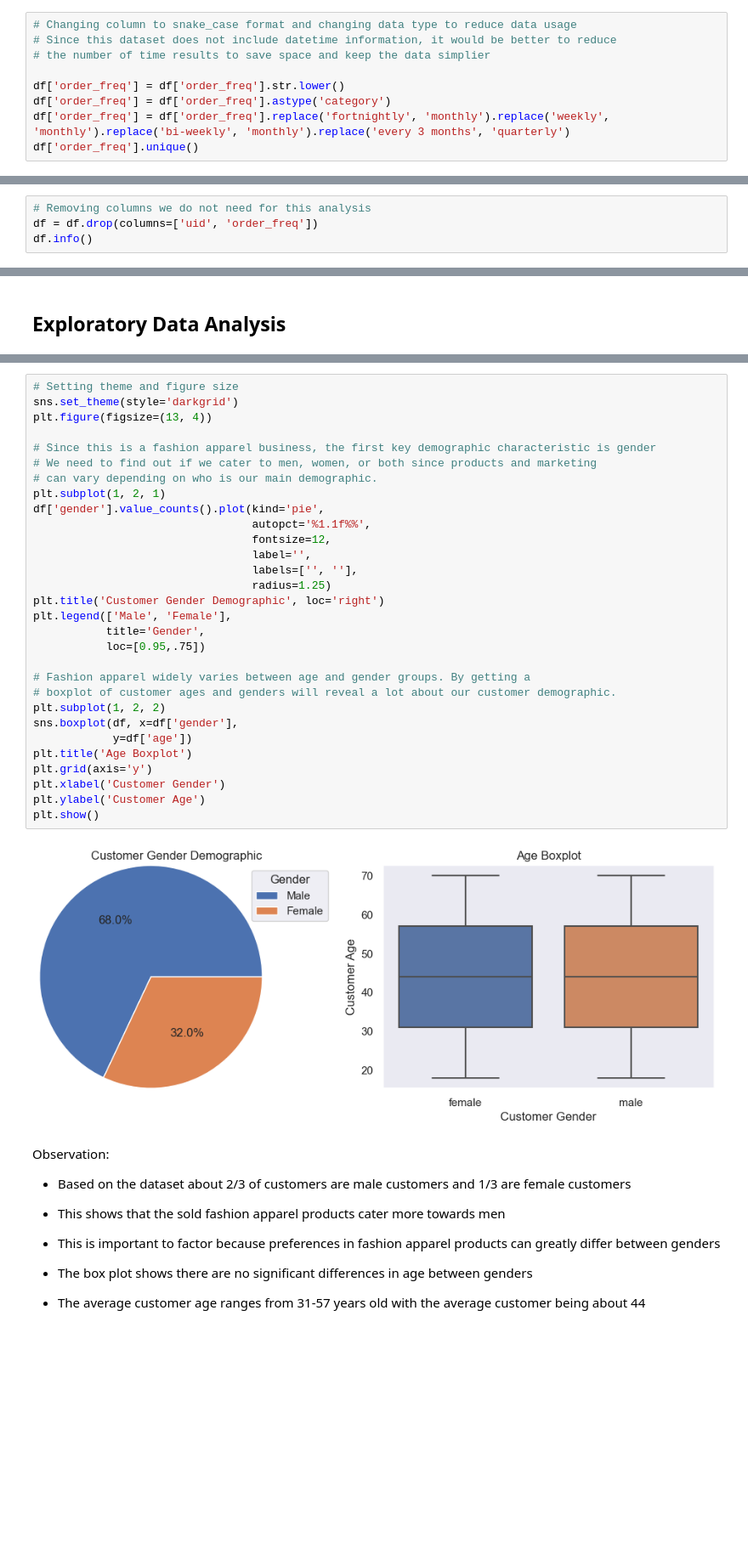
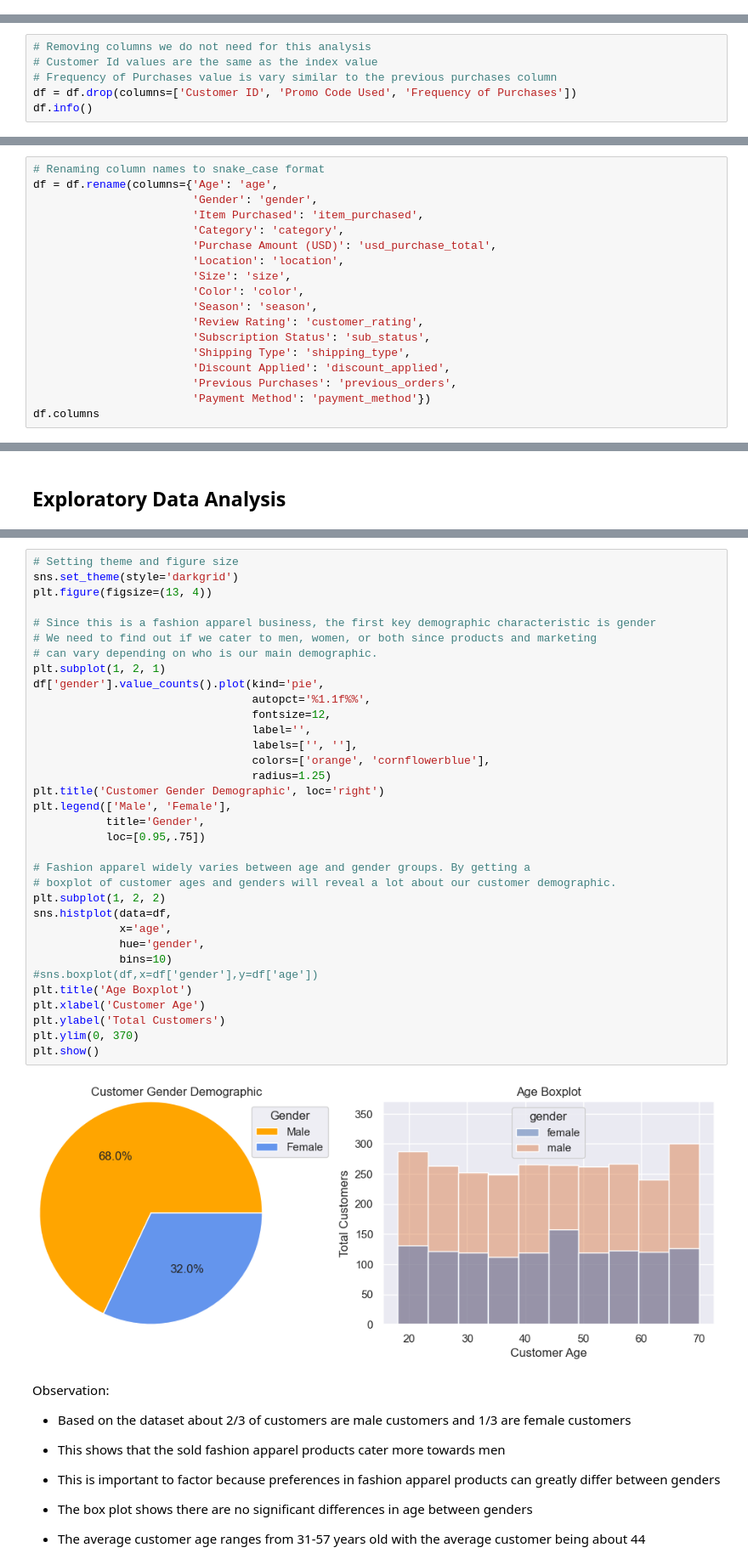
Before and after one commit to jasondo-da/shopping_behavior_analysis, a Jupyter notebook: shopping_behavior_analysis.ipynb, the cells around one changed output, grey strips where cells are left out. Shown: that part at 85% size. Cells and saved outputs as stored; diff of their text form; blank space fills up the shorter version.

```diff
--- a/shopping_behavior_analysis.ipynb
+++ b/shopping_behavior_analysis.ipynb
@@ -464,9 +79,0 @@ array(['Fortnightly', 'Weekly', 'Annually', 'Quarterly', 'Bi-Weekly',
-# %%
-# Changing column to snake_case format and changing data type to reduce data usage
-# Since this dataset does not include datetime information, it would be better to reduce
-# the number of time results to save space and keep the data simplier
-
-df['order_freq'] = df['order_freq'].str.lower()
-df['order_freq'] = df['order_freq'].astype('category')
-df['order_freq'] = df['order_freq'].replace('fortnightly', 'monthly').replace('weekly', 'monthly').replace('bi-weekly', 'monthly').replace('every 3 months', 'quarterly')
-df['order_freq'].unique()
@@ -542,7 +117,9 @@ dtype: int64
 ### Removing Irrelevant Data
 # %%
 # Removing columns we do not need for this analysis
-df = df.drop(columns=['uid', 'order_freq'])
+# Customer Id values are the same as the index value
+# Frequency of Purchases value is vary similar to the previous purchases column
+df = df.drop(columns=['Customer ID', 'Promo Code Used', 'Frequency of Purchases'])
 df.info()
 # %% [output]
 <class 'pandas.core.frame.DataFrame'>
@@ -564,0 +157,18 @@ memory usage: 302.1+ KB
+# %%
+# Renaming column names to snake_case format
+df = df.rename(columns={'Age': 'age',
+                        'Gender': 'gender',
+                        'Item Purchased': 'item_purchased',
+                        'Category': 'category',
+                        'Purchase Amount (USD)': 'usd_purchase_total',
+                        'Location': 'location',
+                        'Size': 'size',
+                        'Color': 'color',
+                        'Season': 'season',
+                        'Review Rating': 'customer_rating',
+                        'Subscription Status': 'sub_status',
+                        'Shipping Type': 'shipping_type',
+                        'Discount Applied': 'discount_applied',
+                        'Previous Purchases': 'previous_orders',
+                        'Payment Method': 'payment_method'})
+df.columns
@@ -573,35 +251,39 @@ memory usage: 302.1+ KB
 # %%
 # Setting theme and figure size
 sns.set_theme(style='darkgrid')
 plt.figure(figsize=(13, 4))
 
 # Since this is a fashion apparel business, the first key demographic characteristic is gender
 # We need to find out if we cater to men, women, or both since products and marketing
 # can vary depending on who is our main demographic.
 plt.subplot(1, 2, 1)
 df['gender'].value_counts().plot(kind='pie',
                                  autopct='%1.1f%%',
                                  fontsize=12,
                                  label='',
                                  labels=['', ''],
+                                 colors=['orange', 'cornflowerblue'],
                                  radius=1.25)
 plt.title('Customer Gender Demographic', loc='right')
 plt.legend(['Male', 'Female'],
            title='Gender',
            loc=[0.95,.75])
 
 # Fashion apparel widely varies between age and gender groups. By getting a
 # boxplot of customer ages and genders will reveal a lot about our customer demographic.
 plt.subplot(1, 2, 2)
-sns.boxplot(df, x=df['gender'],
-            y=df['age'])
+sns.histplot(data=df,
+             x='age',
+             hue='gender',
+             bins=10)
+#sns.boxplot(df,x=df['gender'],y=df['age'])
 plt.title('Age Boxplot')
-plt.grid(axis='y')
-plt.xlabel('Customer Gender')
-plt.ylabel('Customer Age')
+plt.xlabel('Customer Age')
+plt.ylabel('Total Customers')
+plt.ylim(0, 370)
 plt.show()
 # %% [output]
-[figure, old version]
+[figure, new version]
 # %% [markdown]
 Observation:
 
```
Also changed, not shown: parts of 131 cells of this notebook.
